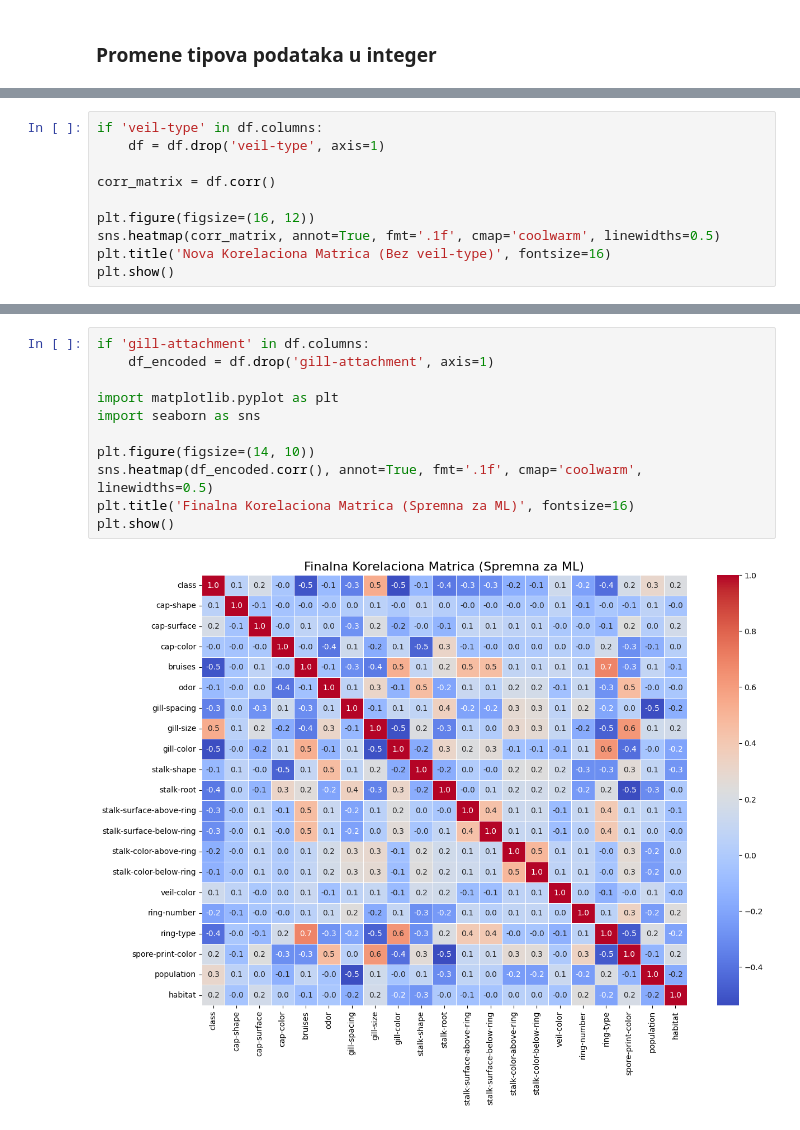
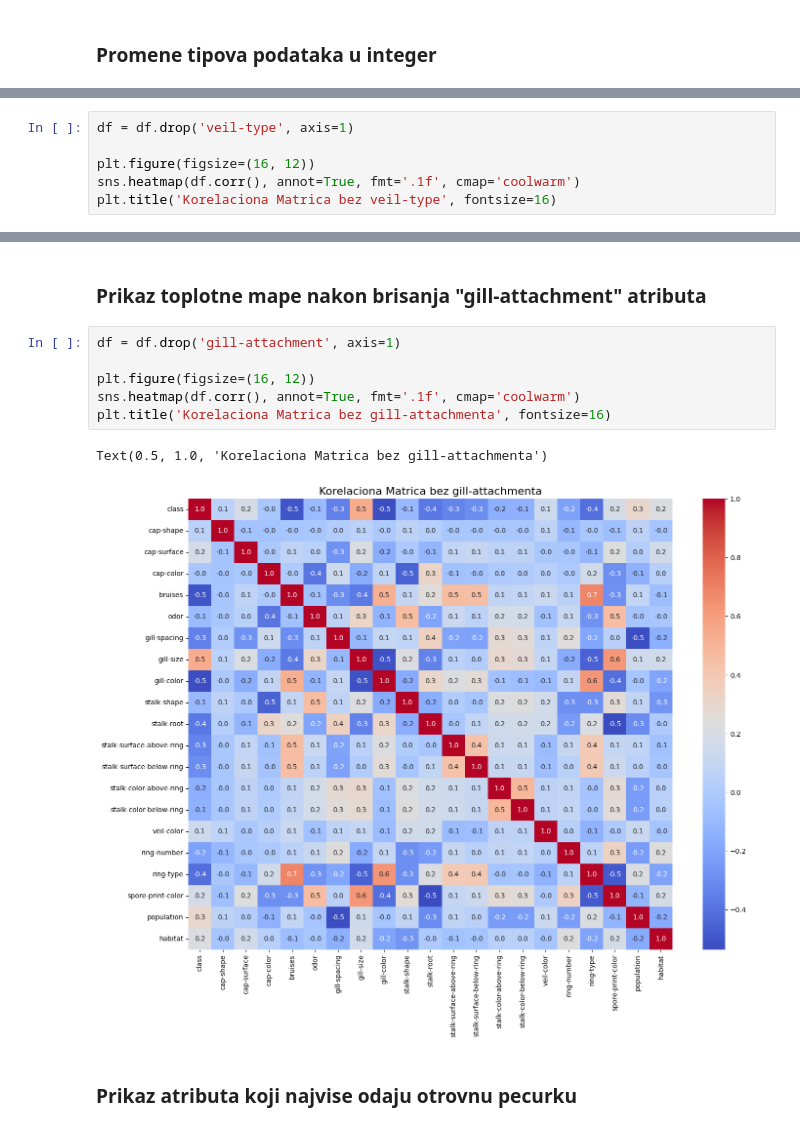
Before and after one commit to alxcek/mas-ai, a Jupyter notebook: machine_learning/01_mushroom_classification/classification.ipynb, the cells around one changed output, grey strips where cells are left out. Saved outputs shown, nothing was run; the diff lists cells and outputs as text.

```diff
--- a/machine_learning/01_mushroom_classification/classification.ipynb
+++ b/machine_learning/01_mushroom_classification/classification.ipynb
@@ -173,11 +223,7 @@ Primecujemo u grafu kako veil-type ne postoji, mozemo da ga izbacimo
 # %%
-if 'veil-type' in df.columns:
-    df = df.drop('veil-type', axis=1)
-
-corr_matrix = df.corr()
+df = df.drop('veil-type', axis=1)
 
 plt.figure(figsize=(16, 12))
-sns.heatmap(corr_matrix, annot=True, fmt='.1f', cmap='coolwarm', linewidths=0.5)
-plt.title('Nova Korelaciona Matrica (Bez veil-type)', fontsize=16)
-plt.show()
+sns.heatmap(df.corr(), annot=True, fmt='.1f', cmap='coolwarm')
+plt.title('Korelaciona Matrica bez veil-type', fontsize=16)
 # %% [output]
@@ -202,13 +232,13 @@ plt.show()
+# %% [markdown]
+### Prikaz toplotne mape nakon brisanja "gill-attachment" atributa
 # %%
-if 'gill-attachment' in df.columns:
-    df_encoded = df.drop('gill-attachment', axis=1)
+df = df.drop('gill-attachment', axis=1)
 
-import matplotlib.pyplot as plt
-import seaborn as sns
-
-plt.figure(figsize=(14, 10))
-sns.heatmap(df_encoded.corr(), annot=True, fmt='.1f', cmap='coolwarm', linewidths=0.5)
-plt.title('Finalna Korelaciona Matrica (Spremna za ML)', fontsize=16)
-plt.show()
+plt.figure(figsize=(16, 12))
+sns.heatmap(df.corr(), annot=True, fmt='.1f', cmap='coolwarm')
+plt.title('Korelaciona Matrica bez gill-attachmenta', fontsize=16)
 # %% [output]
+Text(0.5, 1.0, 'Korelaciona Matrica bez gill-attachmenta')
-[figure, old version]
+[figure, new version]
+# %% [markdown]
+### Prikaz atributa koji najvise odaju otrovnu pecurku
```
Also changed, not shown: parts of 23 cells of this notebook, 1 other file.
